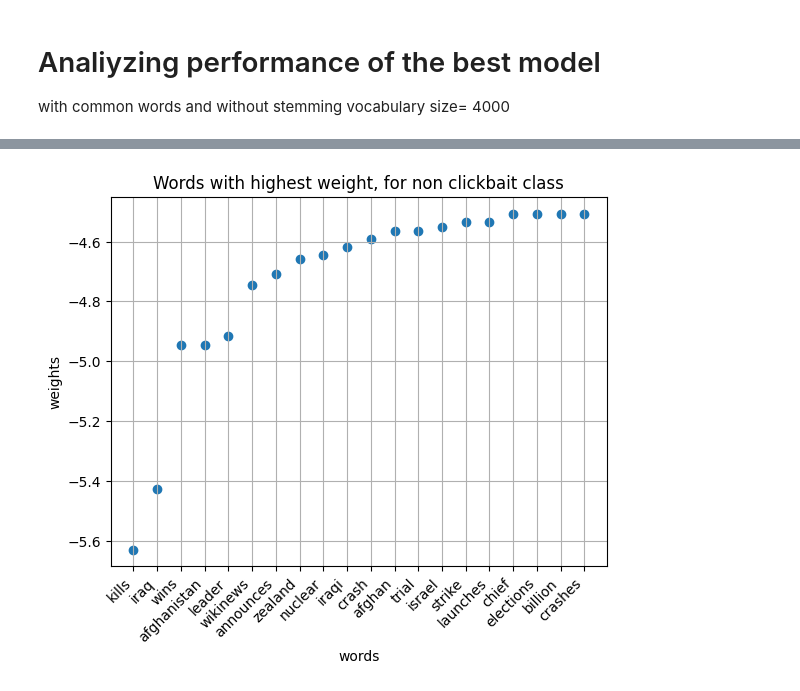
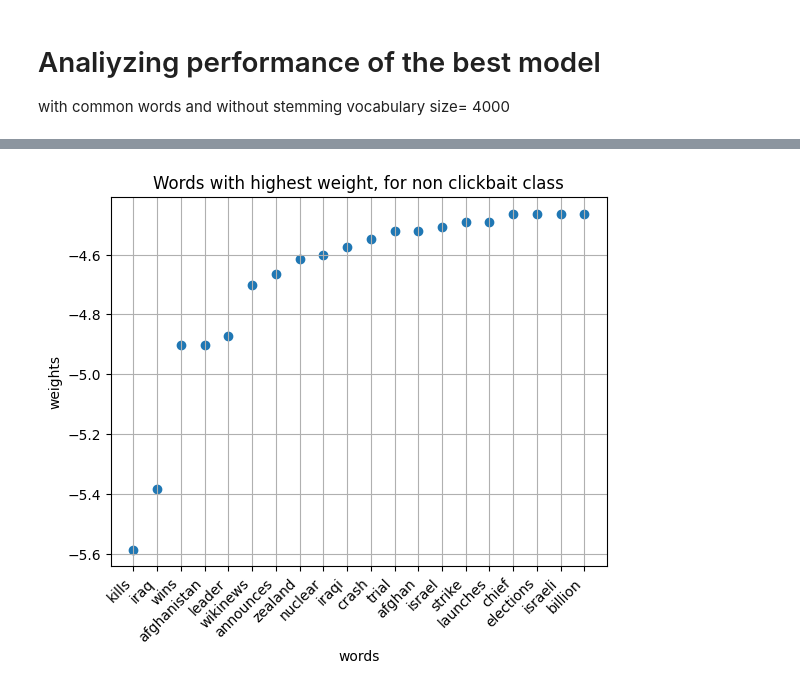
Before and after one commit to DavideLigari/clickbaits-recognition, a Jupyter notebook: code/analysis_naive_bayes.ipynb, the cells around one changed output, grey strips where cells are left out. Cells and saved outputs as stored; diff of their text form; code cells hidden in the pictures.

```diff
--- a/code/analysis_naive_bayes.ipynb
+++ b/code/analysis_naive_bayes.ipynb
@@ -376,29 +358,29 @@ plt.show()
 # %%
 import pandas as pd
 import matplotlib.pyplot as plt
 import pvml
 import build_vocabulary as bv
 import features_extraction as fe
 
-voc = bv.get_vocabulary(path='../dataset/', numWords=4000, save=False)
+voc = bv.get_vocabulary(path='../dataset/', numWords=7000, save=False)
 X_train, Y_train, classes = fe.get_bow_representation(voc, getClasses=True)
 X_test, Y_test = fe.get_bow_representation(voc, no_clickbait_path='../dataset/non_clickbait_test.txt',
                                            clickbait_path='../dataset/clickbait_test.txt')
 
 w, b = pvml.multinomial_naive_bayes_train(X_train, Y_train)
 predictions_train, score = pvml.multinomial_naive_bayes_inference(
     X_train, w, b)
 words_weights = pd.DataFrame({'words': voc, 'weights': w[:, 0]})
 words_weights['delta'] = w[:, 1]-w[:, 0]
 words_weights = words_weights[words_weights['delta'] < 0]
 words_weights.sort_values(by='delta', ascending=True, inplace=True)
 words = words_weights.head(20)
 plt.scatter(x=words['words'], y=words['delta'])
 plt.grid()
 plt.xticks(rotation=45, ha='right')
 plt.title('Words with highest weight, for non clickbait class')
 plt.xlabel('words')
 plt.ylabel('weights')
 plt.show()
 # %% [output]
-[figure, old version]
+[figure, new version]
```
Also changed, not shown: parts of 7 cells of this notebook, 15 other files.
